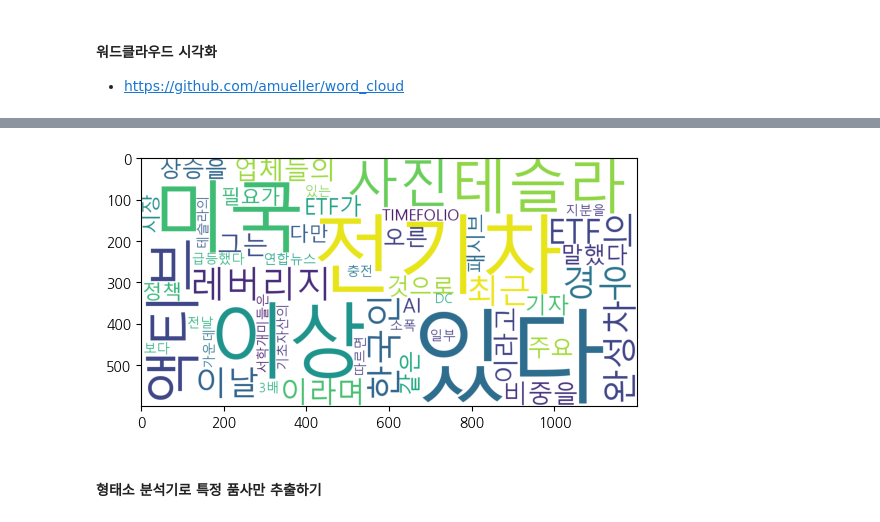
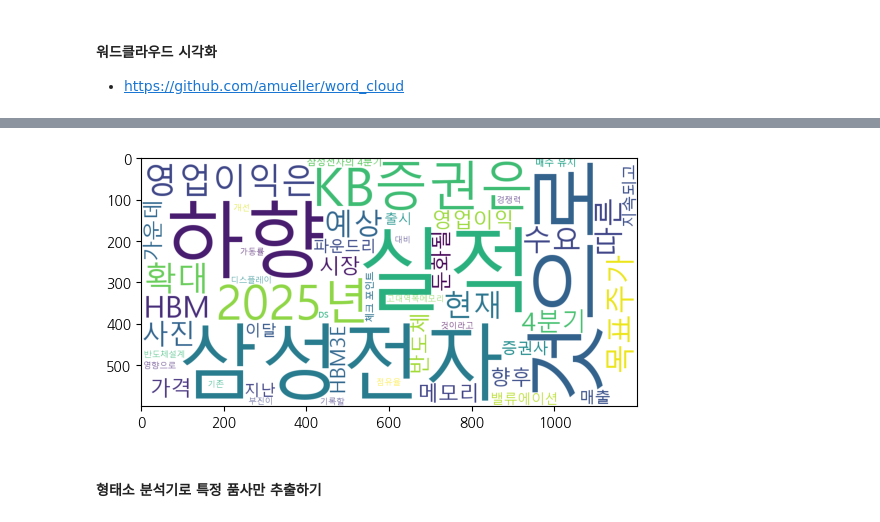
Before and after one commit to sang105kr/kdt_pythonstudy2, a Jupyter notebook: stock/증권뉴스_자연어처리_RSS.ipynb, the cells around one changed output, grey strips where cells are left out. Drawn from its saved outputs; the diff is of its cells as text; code cells hidden in the pictures.

```diff
--- a/stock/증권뉴스_자연어처리_RSS.ipynb
+++ b/stock/증권뉴스_자연어처리_RSS.ipynb
@@ -189,8 +184,8 @@ tmp_word_cloud = display_word_cloud(tmp_str,50)
 # %%
-tmp_str = ''.join(df[df['제목'].str.contains('테슬라')]['내용'])
+tmp_str = ''.join(df[df['제목'].str.contains('삼성전자')]['내용'])
 tmp_word_cloud = display_word_cloud(tmp_str,50)
 # %% [output]
-[figure, old version]
+[figure, new version]
 # %% [markdown]
 #### 형태소 분석기로 특정 품사만 추출하기
 # %%
```
Also changed, not shown: parts of 32 cells of this notebook, 5 other files.
